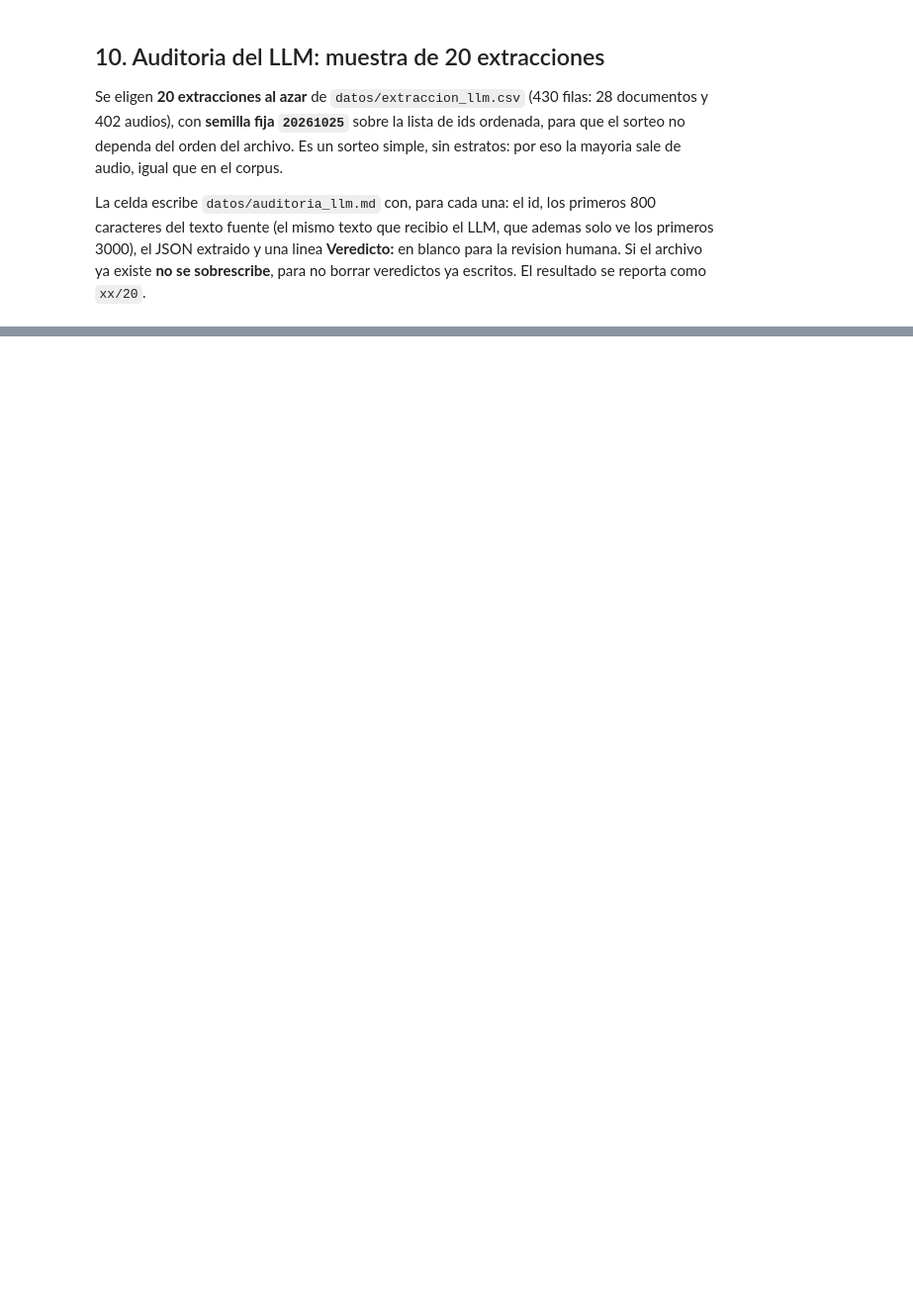
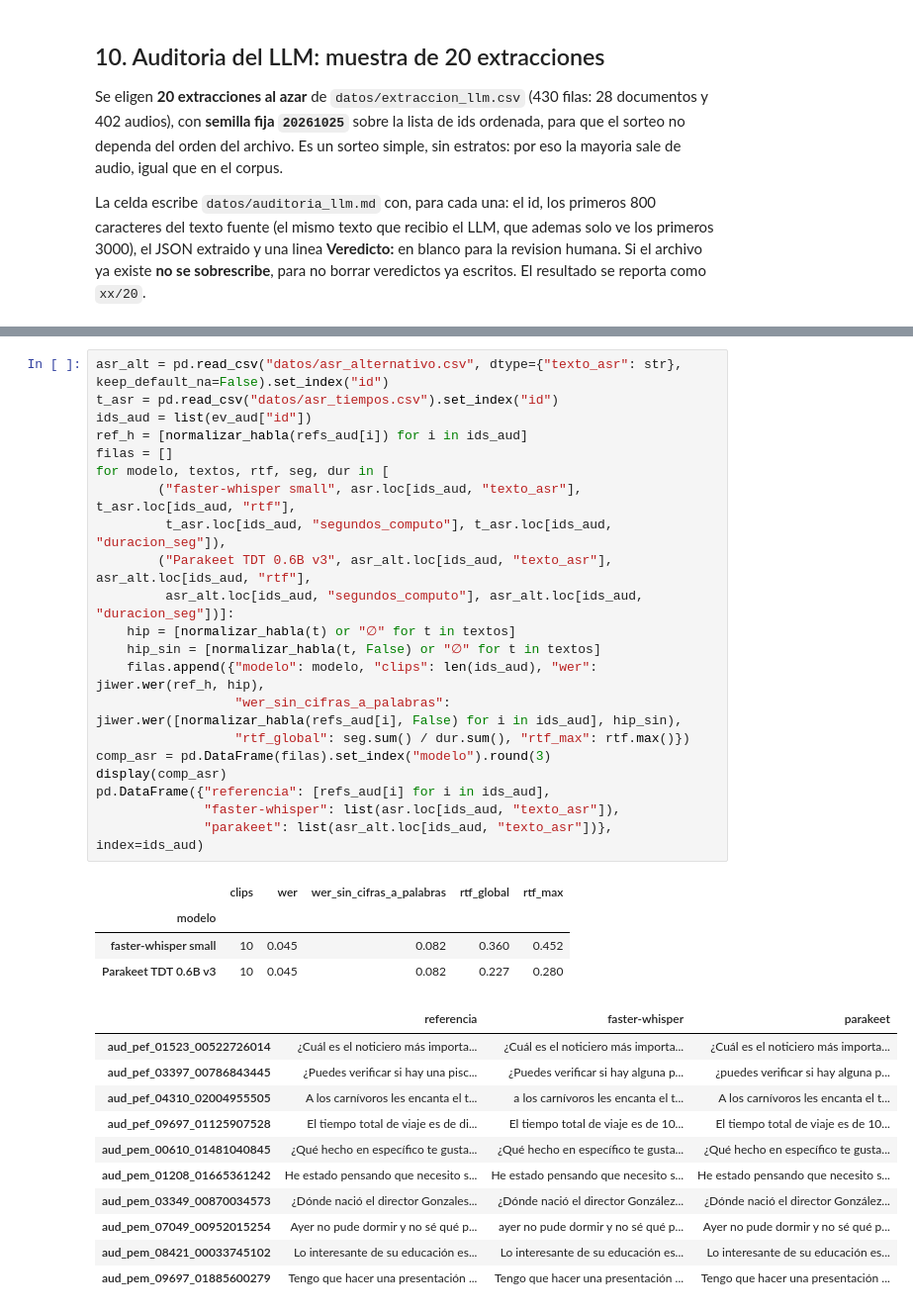
Before and after one commit to gabriela-pozo/Cursos, a Jupyter notebook: tarea_2/02_evaluacion.ipynb, the cells around one changed output, grey strips where cells are left out. Shown at 99% size. Cells and saved outputs as stored; diff of their text form; blank space fills up the shorter version.

```diff
--- a/tarea_2/02_evaluacion.ipynb
+++ b/tarea_2/02_evaluacion.ipynb
@@ -831,0 +912,37 @@ Name: count, dtype: int64
+# %%
+asr_alt = pd.read_csv("datos/asr_alternativo.csv", dtype={"texto_asr": str}, keep_default_na=False).set_index("id")
+t_asr = pd.read_csv("datos/asr_tiempos.csv").set_index("id")
+ids_aud = list(ev_aud["id"])
+ref_h = [normalizar_habla(refs_aud[i]) for i in ids_aud]
+filas = []
+for modelo, textos, rtf, seg, dur in [
+        ("faster-whisper small", asr.loc[ids_aud, "texto_asr"], t_asr.loc[ids_aud, "rtf"],
+         t_asr.loc[ids_aud, "segundos_computo"], t_asr.loc[ids_aud, "duracion_seg"]),
+        ("Parakeet TDT 0.6B v3", asr_alt.loc[ids_aud, "texto_asr"], asr_alt.loc[ids_aud, "rtf"],
+         asr_alt.loc[ids_aud, "segundos_computo"], asr_alt.loc[ids_aud, "duracion_seg"])]:
+    hip = [normalizar_habla(t) or "∅" for t in textos]
+    hip_sin = [normalizar_habla(t, False) or "∅" for t in textos]
+    filas.append({"modelo": modelo, "clips": len(ids_aud), "wer": jiwer.wer(ref_h, hip),
+                  "wer_sin_cifras_a_palabras": jiwer.wer([normalizar_habla(refs_aud[i], False) for i in ids_aud], hip_sin),
+                  "rtf_global": seg.sum() / dur.sum(), "rtf_max": rtf.max()})
+comp_asr = pd.DataFrame(filas).set_index("modelo").round(3)
+display(comp_asr)
+pd.DataFrame({"referencia": [refs_aud[i] for i in ids_aud],
+              "faster-whisper": list(asr.loc[ids_aud, "texto_asr"]),
+              "parakeet": list(asr_alt.loc[ids_aud, "texto_asr"])}, index=ids_aud)
+# %% [output]
+|  | clips | wer | wer_sin_cifras_a_palabras | rtf_global | rtf_max |
+| modelo |  |  |  |  |  |
+| faster-whisper small | 10 | 0.045 | 0.082 | 0.360 | 0.452 |
+| Parakeet TDT 0.6B v3 | 10 | 0.045 | 0.082 | 0.227 | 0.280 |
+|  | referencia | faster-whisper | parakeet |
+| aud_pef_01523_00522726014 | ¿Cuál es el noticiero más importa... | ¿Cuál es el noticiero más importa... | ¿Cuál es el noticiero más importa... |
+| aud_pef_03397_00786843445 | ¿Puedes verificar si hay una pisc... | ¿Puedes verificar si hay alguna p... | ¿puedes verificar si hay alguna p... |
+| aud_pef_04310_02004955505 | A los carnívoros les encanta el t... | a los carnívoros les encanta el t... | A los carnívoros les encanta el t... |
+| aud_pef_09697_01125907528 | El tiempo total de viaje es de di... | El tiempo total de viaje es de 10... | El tiempo total de viaje es de 10... |
+| aud_pem_00610_01481040845 | ¿Qué hecho en específico te gusta... | ¿Qué hecho en específico te gusta... | ¿Qué hecho en específico te gusta... |
+| aud_pem_01208_01665361242 | He estado pensando que necesito s... | He estado pensando que necesito s... | He estado pensando que necesito s... |
+| aud_pem_03349_00870034573 | ¿Dónde nació el director Gonzales... | ¿Dónde nació el director González... | ¿Dónde nació el director González... |
+| aud_pem_07049_00952015254 | Ayer no pude dormir y no sé qué p... | ayer no pude dormir y no sé qué p... | Ayer no pude dormir y no sé qué p... |
+| aud_pem_08421_00033745102 | Lo interesante de su educación es... | Lo interesante de su educación es... | Lo interesante de su educación es... |
+| aud_pem_09697_01885600279 | Tengo que hacer una presentación ... | Tengo que hacer una presentación ... | Tengo que hacer una presentación ... |
```
Also changed, not shown: parts of 6 cells of this notebook, 6 other files.
